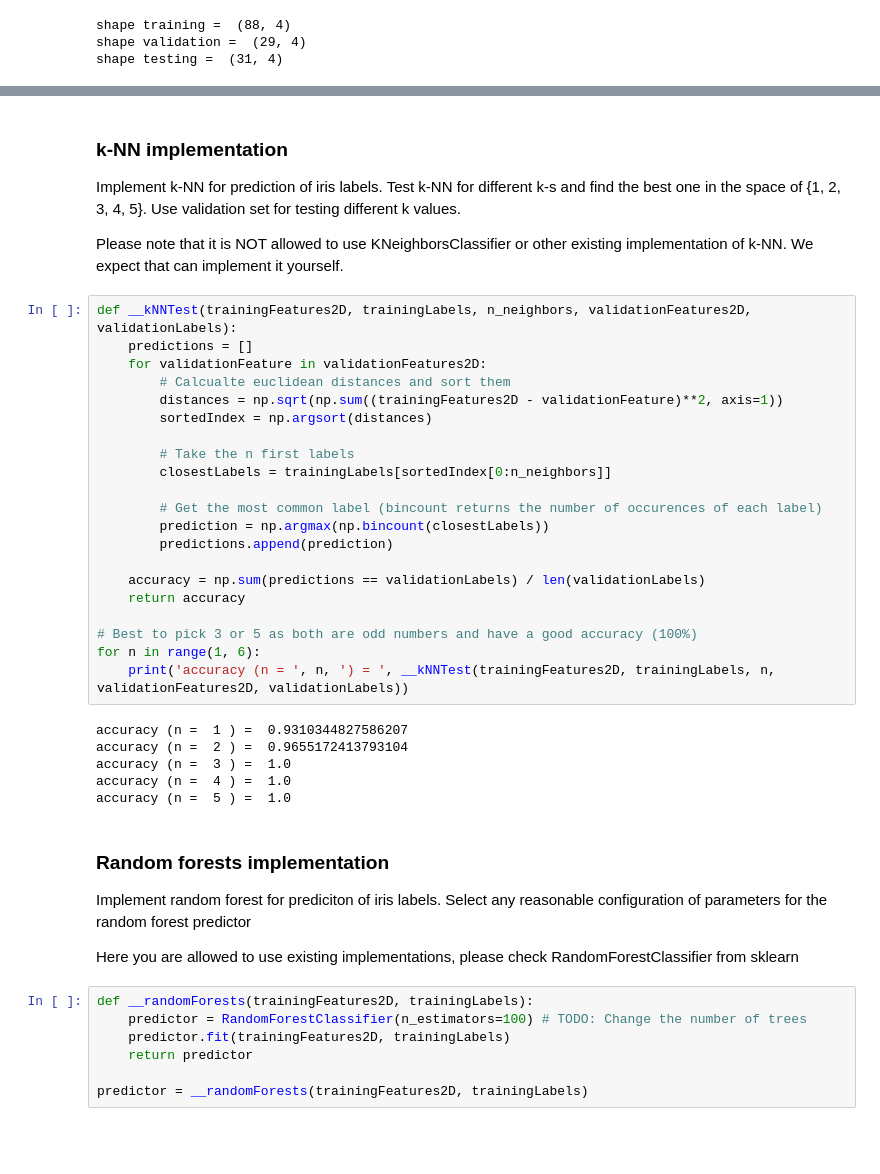
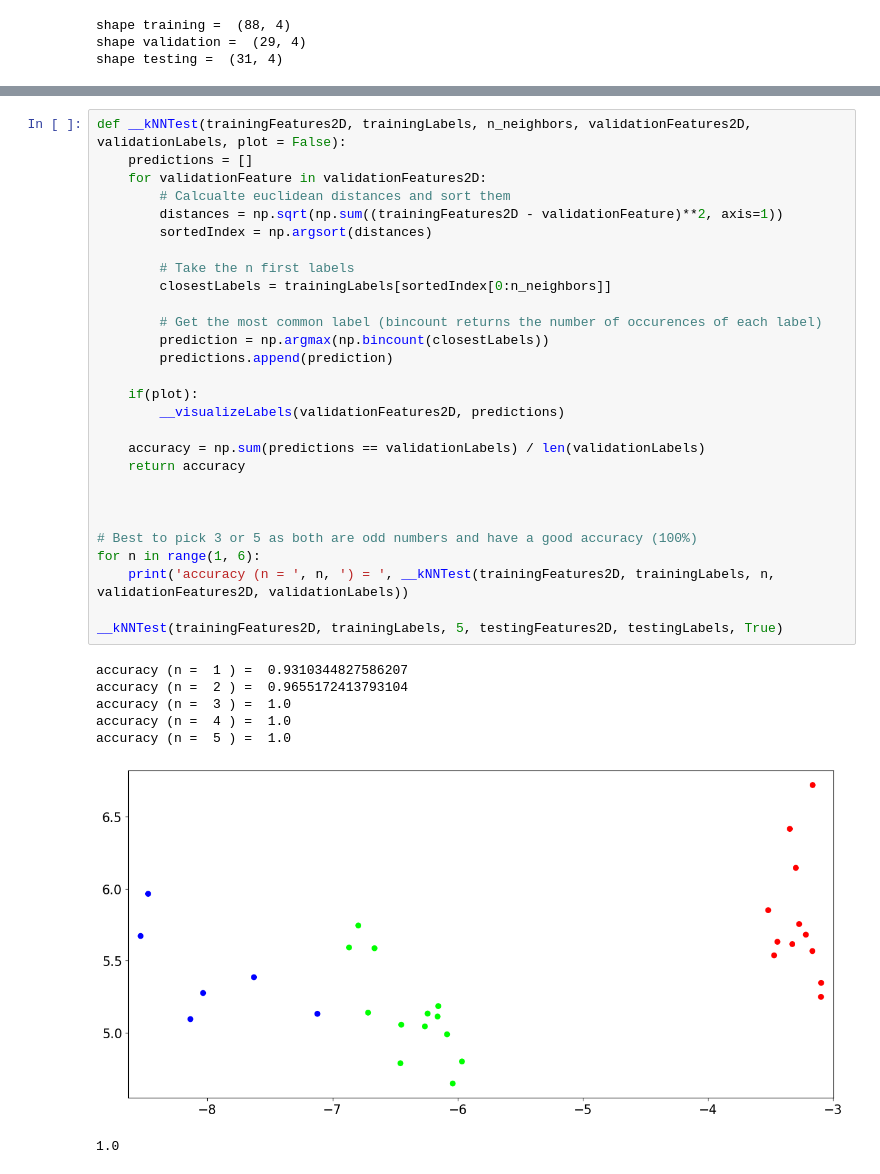
Before and after one commit to AndreasZacchi/MAD, a Jupyter notebook: A4/classification_StudentVersion.ipynb, the cells around one changed output, grey strips where cells are left out. Saved outputs shown, nothing was run; the diff lists cells and outputs as text; blank space fills up the shorter version.

```diff
--- a/A4/classification_StudentVersion.ipynb
+++ b/A4/classification_StudentVersion.ipynb
@@ -128,49 +105,39 @@ def __visualizeLabels(features, referenceLabels):
 __visualizeLabels(trainingFeatures2D, trainingLabels)
 # %% [output]
 [figure]
-# %% [markdown]
-### k-NN implementation
-
-Implement k-NN for prediction of iris labels. Test k-NN for different k-s and find the best one in the space of {1, 2, 3, 4, 5}. Use validation set for testing different k values.
-
-Please note that it is NOT allowed to use KNeighborsClassifier or other existing implementation of k-NN. We expect that can implement it yourself.
 # %%
-def __kNNTest(trainingFeatures2D, trainingLabels, n_neighbors, validationFeatures2D, validationLabels):
+def __kNNTest(trainingFeatures2D, trainingLabels, n_neighbors, validationFeatures2D, validationLabels, plot = False):
     predictions = []
     for validationFeature in validationFeatures2D:
         # Calcualte euclidean distances and sort them
         distances = np.sqrt(np.sum((trainingFeatures2D - validationFeature)**2, axis=1))
         sortedIndex = np.argsort(distances)
 
         # Take the n first labels
         closestLabels = trainingLabels[sortedIndex[0:n_neighbors]]
 
         # Get the most common label (bincount returns the number of occurences of each label)
         prediction = np.argmax(np.bincount(closestLabels))
         predictions.append(prediction)
 
+    if(plot):
+        __visualizeLabels(validationFeatures2D, predictions)
+
     accuracy = np.sum(predictions == validationLabels) / len(validationLabels)
     return accuracy
+
+
 
 # Best to pick 3 or 5 as both are odd numbers and have a good accuracy (100%)
 for n in range(1, 6):
     print('accuracy (n = ', n, ') = ', __kNNTest(trainingFeatures2D, trainingLabels, n, validationFeatures2D, validationLabels))
+
+__kNNTest(trainingFeatures2D, trainingLabels, 5, testingFeatures2D, testingLabels, True)
 # %% [output]
 accuracy (n =  1 ) =  0.9310344827586207
 accuracy (n =  2 ) =  0.9655172413793104
 accuracy (n =  3 ) =  1.0
 accuracy (n =  4 ) =  1.0
 accuracy (n =  5 ) =  1.0
+[figure, added]
+1.0
-# %% [markdown]
-### Random forests implementation
-
-Implement random forest for prediciton of iris labels. Select any reasonable configuration of parameters for the random forest predictor
-
-Here you are allowed to use existing implementations, please check RandomForestClassifier from sklearn
-# %%
-def __randomForests(trainingFeatures2D, trainingLabels):
-    predictor = RandomForestClassifier(n_estimators=100) # TODO: Change the number of trees
-    predictor.fit(trainingFeatures2D, trainingLabels)
-    return predictor
-
-predictor = __randomForests(trainingFeatures2D, trainingLabels)
```
Also changed, not shown: parts of 10 cells of this notebook, 9 other files.
